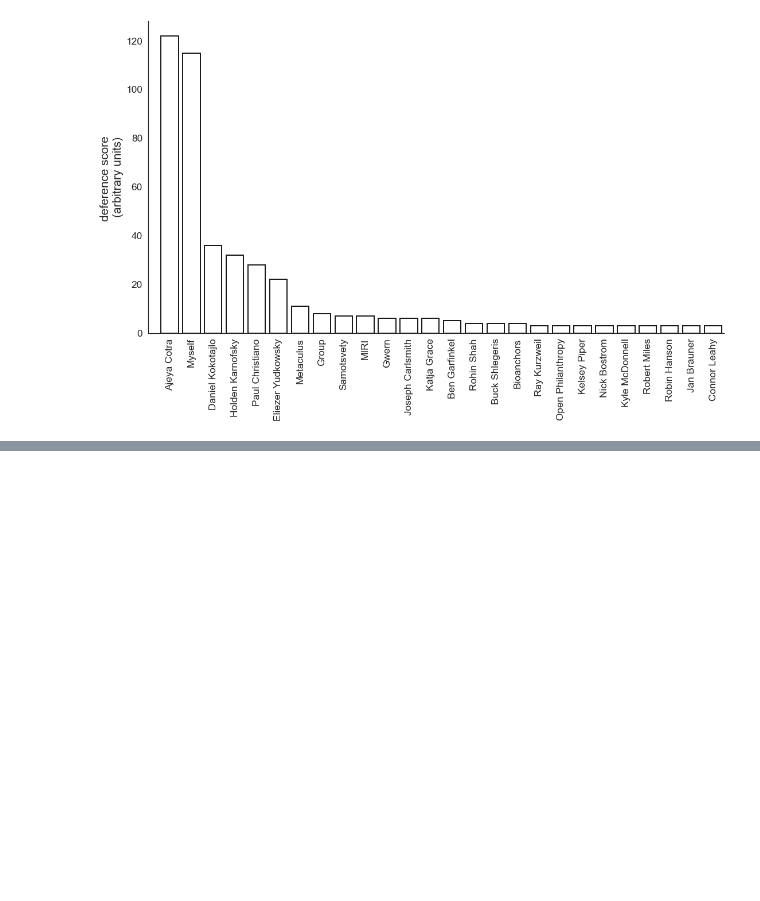
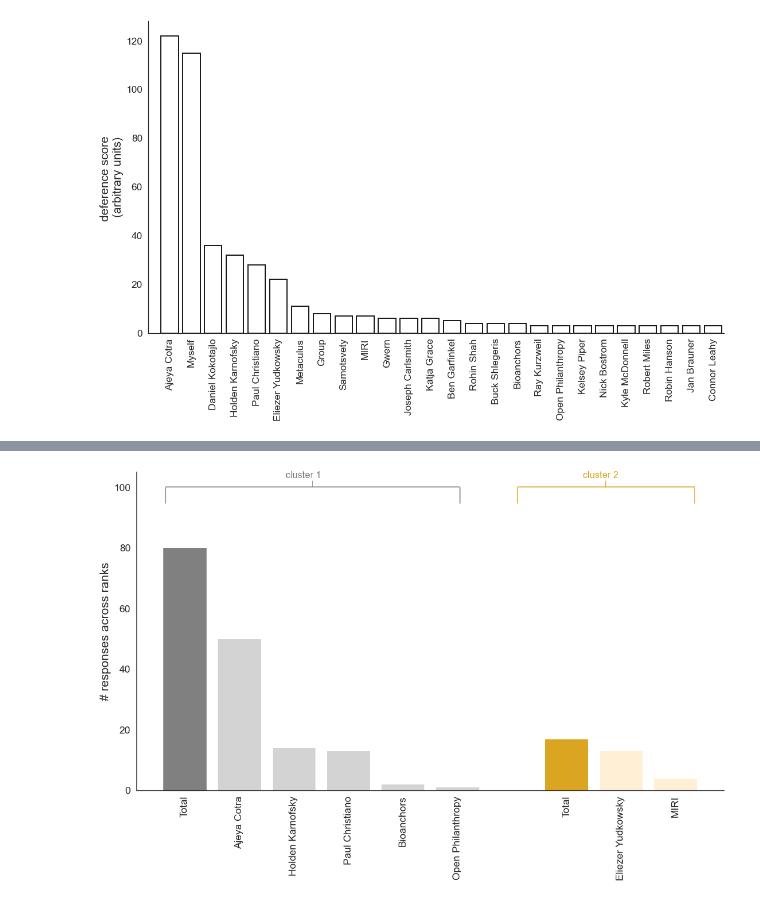
Before and after one commit to mccaffary/AI-timelines-deference, a Jupyter notebook: src/timeline_deference_survey_visualisation_.ipynb, the cells around one changed output, grey strips where cells are left out. Drawn from its saved outputs; the diff is of its cells as text; code cells hidden in the pictures; blank space fills up the shorter version.

```diff
--- a/src/timeline_deference_survey_visualisation_.ipynb
+++ b/src/timeline_deference_survey_visualisation_.ipynb
@@ -251,0 +97,4 @@ max([len(counts[column_titles()[0]]), len(counts[column_titles()[1]]), len(count
+# %%
+plot_clusters(data=result_, include_total=True)
+# %% [output]
+[figure, added]
```
Also changed, not shown: parts of 34 cells of this notebook, 1 other file.
